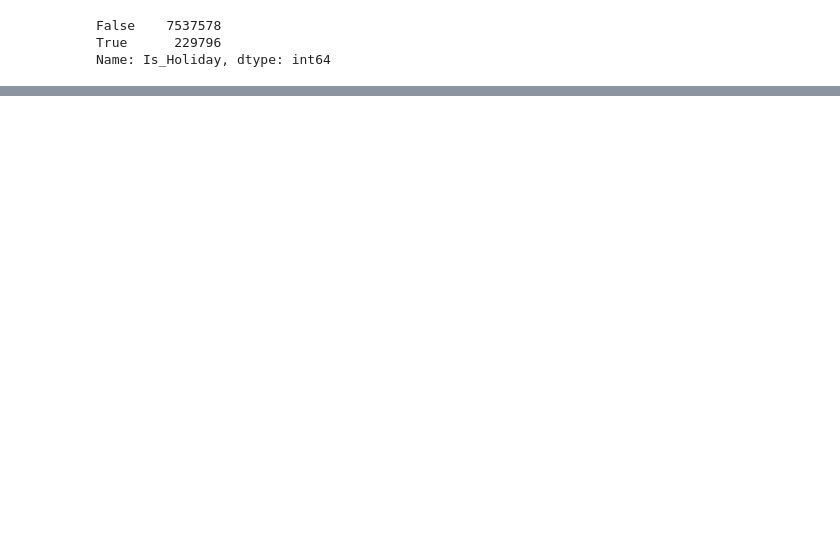
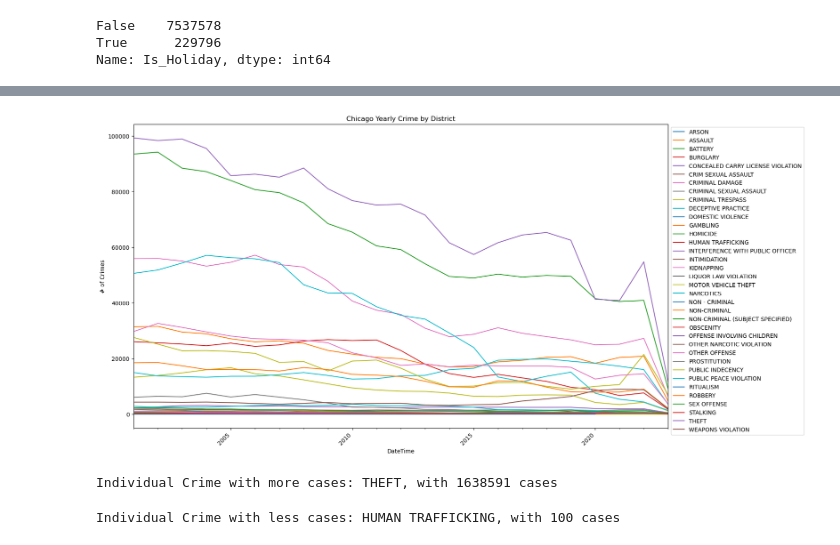
Before and after one commit to pylabview/CORE_Project_4_Part_1, a Jupyter notebook: (Core) Project 4 - Part 1.ipynb, the cells around one changed output, grey strips where cells are left out. Saved outputs shown, nothing was run; the diff lists cells and outputs as text; code cells hidden in the pictures; blank space fills up the shorter version.

```diff
--- a/(Core) Project 4 - Part 1.ipynb
+++ b/(Core) Project 4 - Part 1.ipynb
@@ -196,0 +348,27 @@ df.to_csv("./Data/ill_crimes_processed.csv.gz",
+# %%
+plot_df_type = df.groupby('Primary Type').resample("Y").size()
+plot_df_type.sort_values(ascending=False,inplace=True)
+
+max_type = plot_df_type.idxmax()
+max_value_type = plot_df_type[max_type[0]].sum()
+min_type = plot_df_type.idxmin()
+min_value_type = plot_df_type[min_type[0]].sum()
+# %%
+unstacked_type = plot_df_type.unstack(level=0)
+# %%
+ax = unstacked_type.plot(figsize=(17,11))
+ax.set(title='Chicago Yearly Crime by District', ylabel='# of Crimes')
+## Final xdate tweaks
+fig = ax.get_figure()
+fig.autofmt_xdate(which='major',rotation=45)
+ax.legend(bbox_to_anchor=[1,1]);
+# %% [output]
+[figure, added]
+# %%
+print(f"Individual Crime with more cases: {max_type[0]}, with {max_value_type} cases")
+# %% [output]
+Individual Crime with more cases: THEFT, with 1638591 cases
+# %%
+print(f"Individual Crime with less cases: {min_type[0]}, with {min_value_type} cases")
+# %% [output]
+Individual Crime with less cases: HUMAN TRAFFICKING, with 100 cases
```
Also changed, not shown: parts of 29 cells of this notebook, 3 other files.
